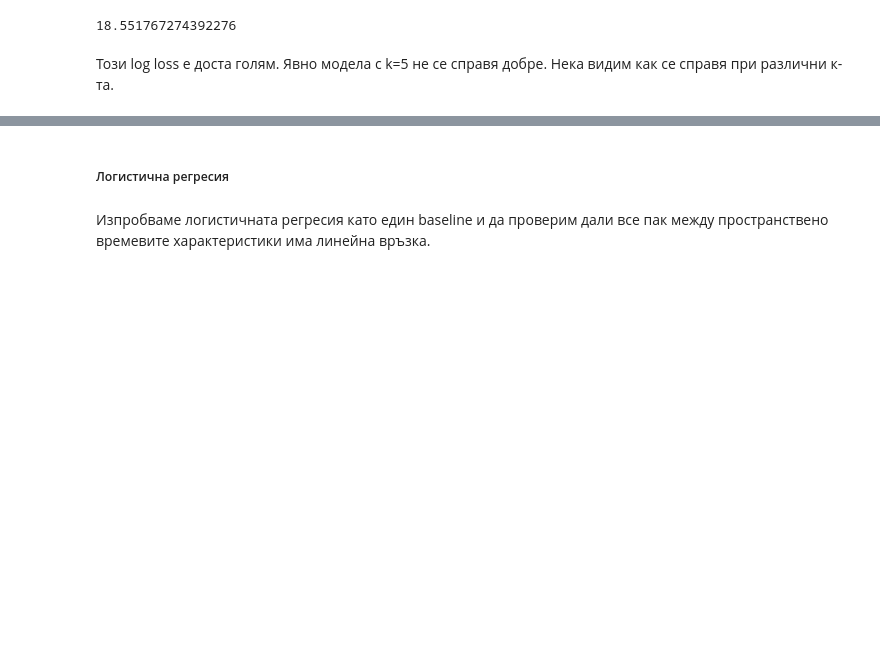
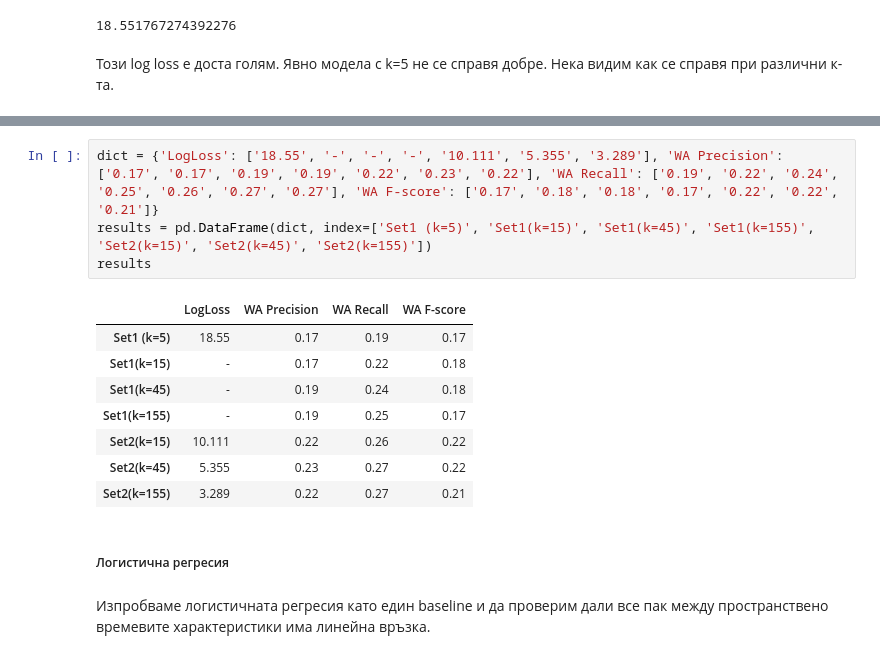
Before and after one commit to RayaSimeonova/crime-classification, a Jupyter notebook: project_description.ipynb, the cells around one changed output, grey strips where cells are left out. Saved outputs shown, nothing was run; the diff lists cells and outputs as text; blank space fills up the shorter version.

```diff
--- a/project_description.ipynb
+++ b/project_description.ipynb
@@ -1160,3 +1325,16 @@ classification_report_results(knn, X_val, y_val)
+# %%
+dict = {'LogLoss': ['18.55', '-', '-', '-', '10.111', '5.355', '3.289'], 'WA Precision': ['0.17', '0.17', '0.19', '0.19', '0.22', '0.23', '0.22'], 'WA Recall': ['0.19', '0.22', '0.24', '0.25', '0.26', '0.27', '0.27'], 'WA F-score': ['0.17', '0.18', '0.18', '0.17', '0.22', '0.22', '0.21']}
+results = pd.DataFrame(dict, index=['Set1 (k=5)', 'Set1(k=15)', 'Set1(k=45)', 'Set1(k=155)', 'Set2(k=15)', 'Set2(k=45)', 'Set2(k=155)'])
+results
+# %% [output]
+|  | LogLoss | WA Precision | WA Recall | WA F-score |
+| Set1 (k=5) | 18.55 | 0.17 | 0.19 | 0.17 |
+| Set1(k=15) | - | 0.17 | 0.22 | 0.18 |
+| Set1(k=45) | - | 0.19 | 0.24 | 0.18 |
+| Set1(k=155) | - | 0.19 | 0.25 | 0.17 |
+| Set2(k=15) | 10.111 | 0.22 | 0.26 | 0.22 |
+| Set2(k=45) | 5.355 | 0.23 | 0.27 | 0.22 |
+| Set2(k=155) | 3.289 | 0.22 | 0.27 | 0.21 |
 # %% [markdown]
 ##### Логистична регресия
 # %% [markdown]
```
Also changed, not shown: parts of 14 cells of this notebook.
